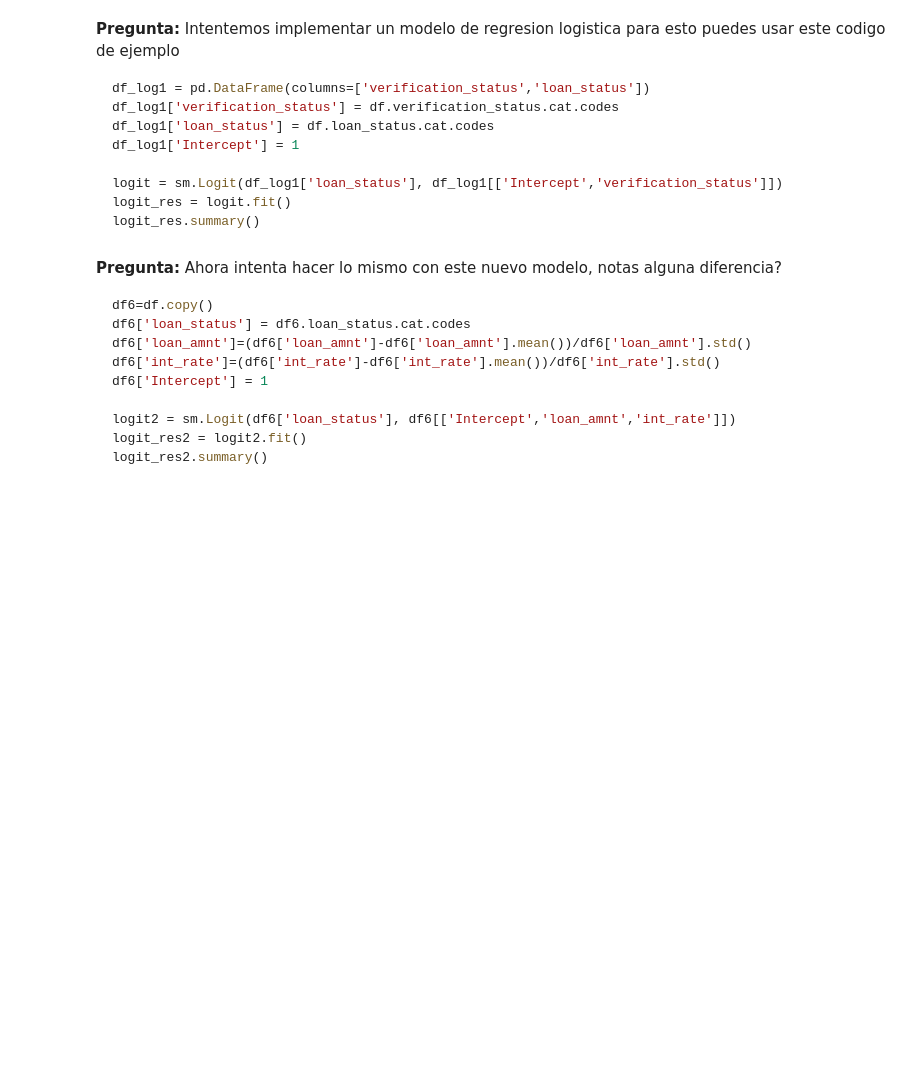
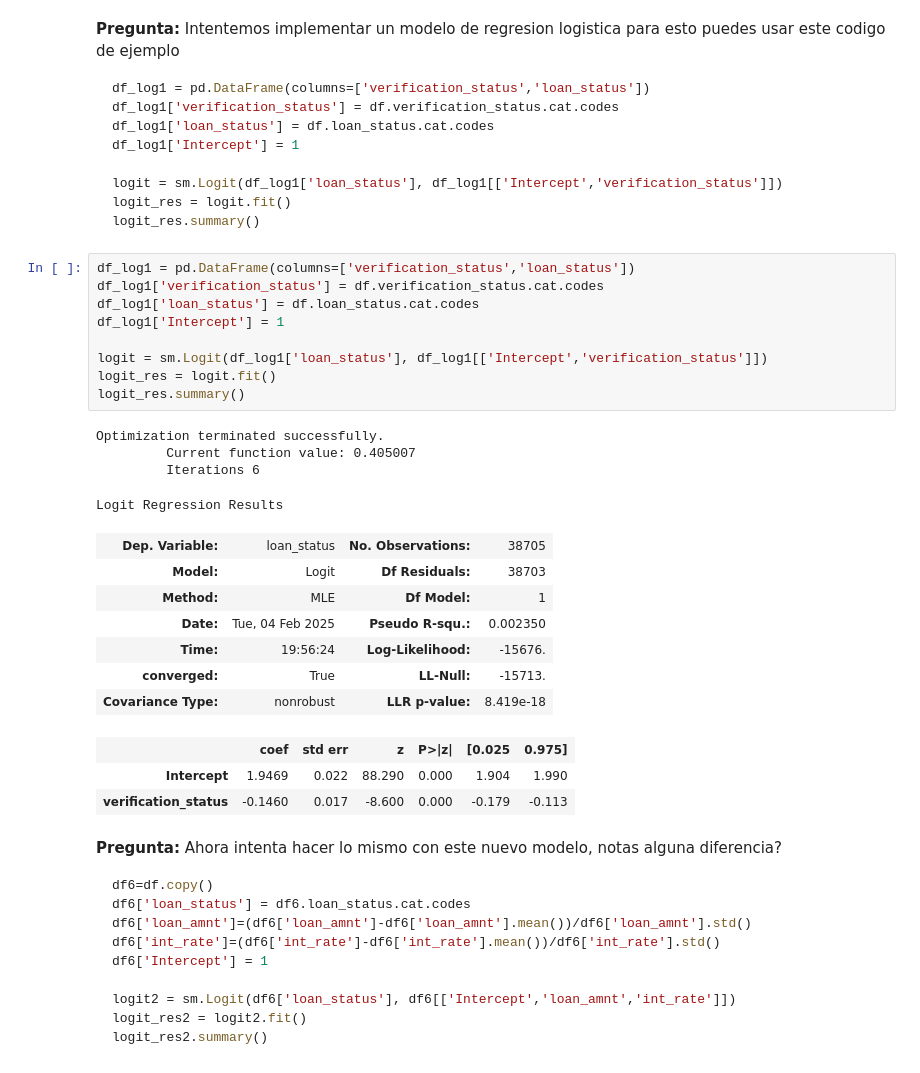
Before and after one commit to dfbustosus/Bootcamp-DS-2024-I, a Jupyter notebook: Clase 19/Ejemplo aplicado.ipynb, the cells around one changed output. Drawn from its saved outputs; the diff is of its cells as text; blank space fills up the shorter version.

Commit message:
Results Exercise

````diff
--- a/Clase 19/Ejemplo aplicado.ipynb
+++ b/Clase 19/Ejemplo aplicado.ipynb
@@ -141,6 +199,30 @@ logit = sm.Logit(df_log1['loan_status'], df_log1[['Intercept','verification_stat
 logit_res = logit.fit()
 logit_res.summary()
 ```
+# %%
+df_log1 = pd.DataFrame(columns=['verification_status','loan_status'])
+df_log1['verification_status'] = df.verification_status.cat.codes
+df_log1['loan_status'] = df.loan_status.cat.codes
+df_log1['Intercept'] = 1
+
+logit = sm.Logit(df_log1['loan_status'], df_log1[['Intercept','verification_status']])
+logit_res = logit.fit()
+logit_res.summary()
+# %% [output]
+Optimization terminated successfully.
+         Current function value: 0.405007
+         Iterations 6
+Logit Regression Results
+| Dep. Variable: | loan_status | No. Observations: | 38705 |
+| Model: | Logit | Df Residuals: | 38703 |
+| Method: | MLE | Df Model: | 1 |
+| Date: | Tue, 04 Feb 2025 | Pseudo R-squ.: | 0.002350 |
+| Time: | 19:56:24 | Log-Likelihood: | -15676. |
+| converged: | True | LL-Null: | -15713. |
+| Covariance Type: | nonrobust | LLR p-value: | 8.419e-18 |
+|  | coef | std err | z | P>|z| | [0.025 | 0.975] |
+| Intercept | 1.9469 | 0.022 | 88.290 | 0.000 | 1.904 | 1.990 |
+| verification_status | -0.1460 | 0.017 | -8.600 | 0.000 | -0.179 | -0.113 |
 # %% [markdown]
 **Pregunta:** Ahora intenta hacer lo mismo con este nuevo modelo, notas alguna diferencia?
 
````
Also changed, not shown: parts of 18 cells of this notebook.
